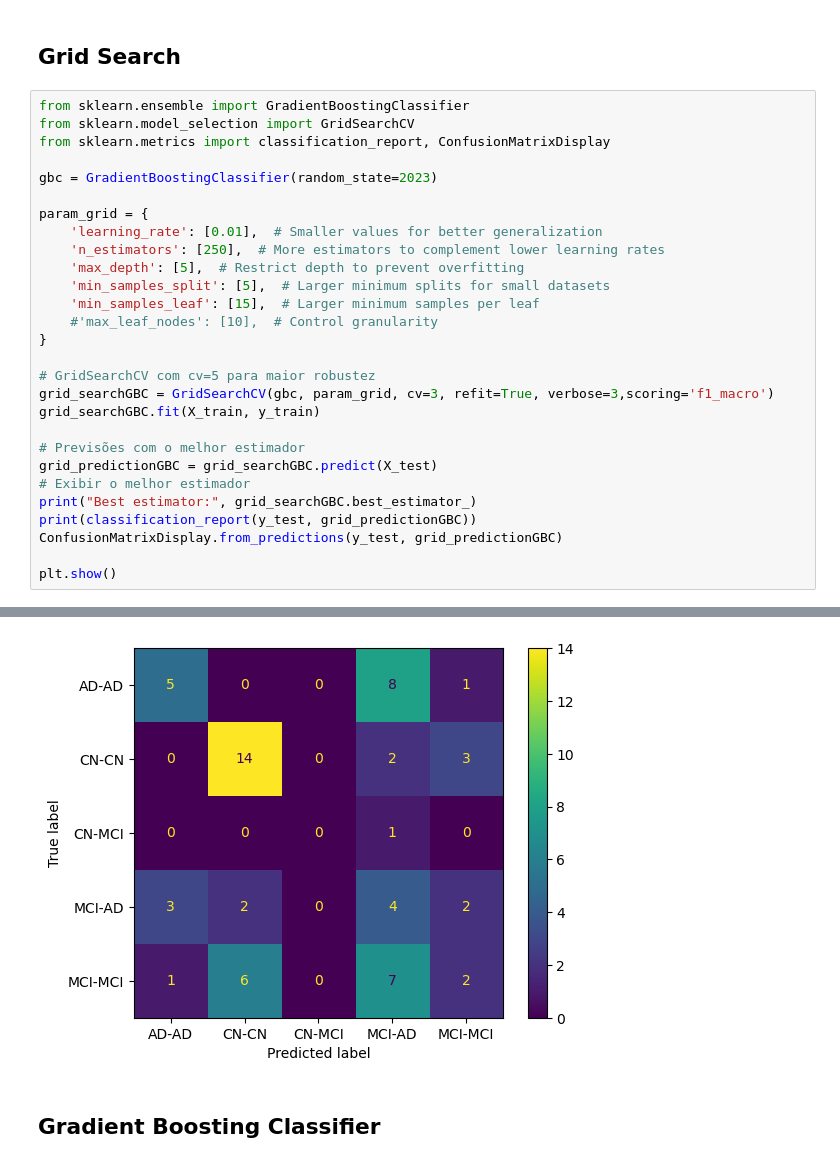
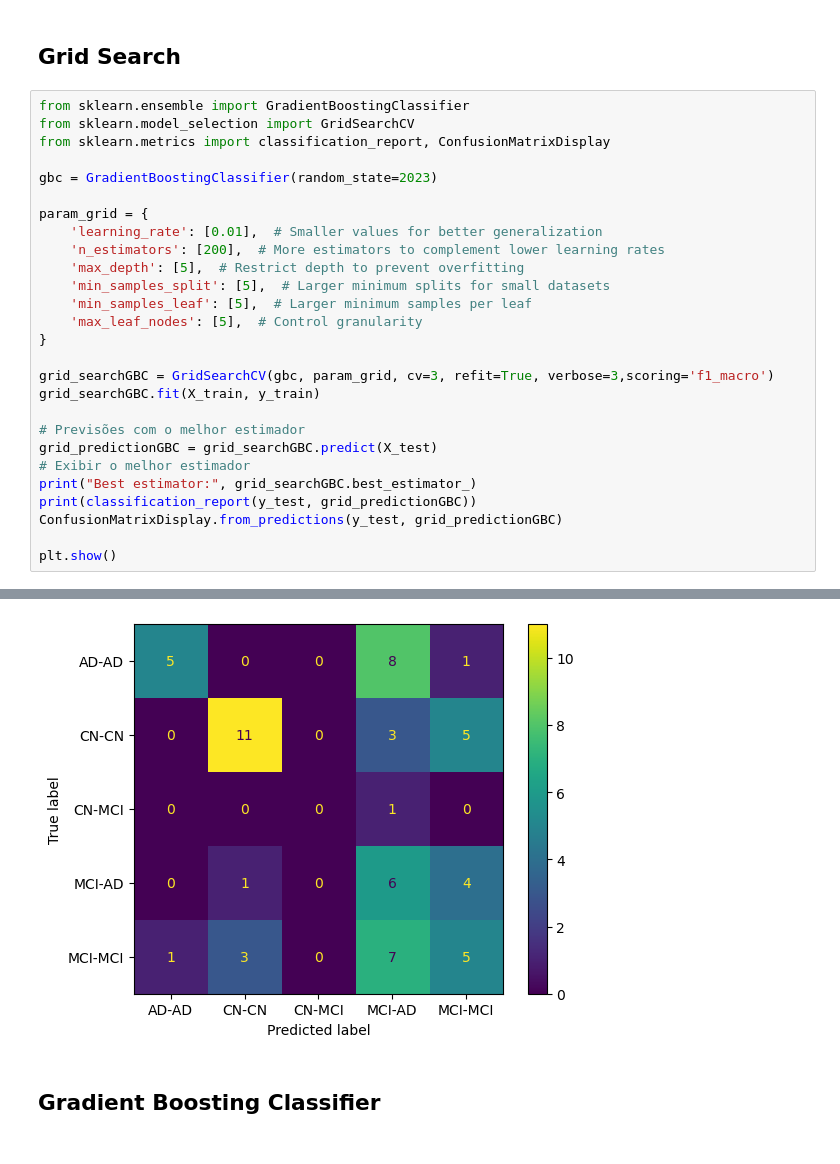
Before and after one commit to Pedrosilva03/daa-projeto, a Jupyter notebook: task2/hippo_gradient_boosting.ipynb, the cells around one changed output, grey strips where cells are left out. Cells and saved outputs as stored; diff of their text form.

```diff
--- a/task2/hippo_gradient_boosting.ipynb
+++ b/task2/hippo_gradient_boosting.ipynb
@@ -241,14 +241,13 @@ gbc = GradientBoostingClassifier(random_state=2023)
 
 param_grid = {
     'learning_rate': [0.01],  # Smaller values for better generalization
-    'n_estimators': [250],  # More estimators to complement lower learning rates
+    'n_estimators': [200],  # More estimators to complement lower learning rates
     'max_depth': [5],  # Restrict depth to prevent overfitting
     'min_samples_split': [5],  # Larger minimum splits for small datasets
-    'min_samples_leaf': [15],  # Larger minimum samples per leaf
-    #'max_leaf_nodes': [10],  # Control granularity
+    'min_samples_leaf': [5],  # Larger minimum samples per leaf
+    'max_leaf_nodes': [5],  # Control granularity
 }
 
-# GridSearchCV com cv=5 para maior robustez
 grid_searchGBC = GridSearchCV(gbc, param_grid, cv=3, refit=True, verbose=3,scoring='f1_macro')
 grid_searchGBC.fit(X_train, y_train)
 
@@ -282,4 +281,4 @@ weighted avg       0.42      0.41      0.40        61
-[figure, old version]
+[figure, new version]
 # %% [markdown]
 ## Gradient Boosting Classifier
 # %%
```
Also changed, not shown: parts of 11 cells of this notebook, 11 other files.
